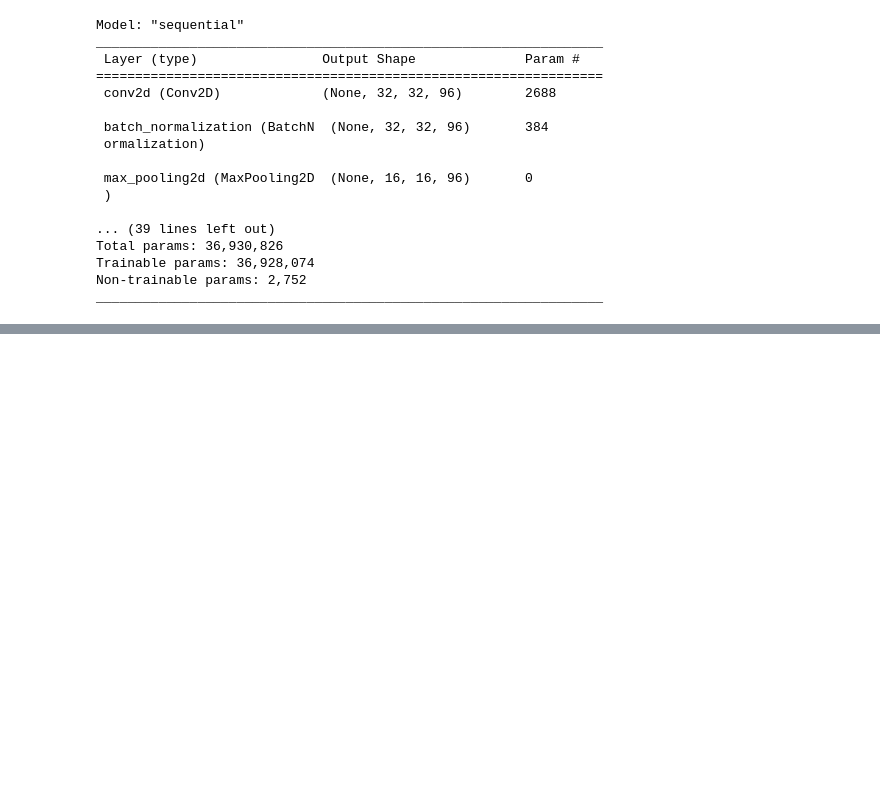
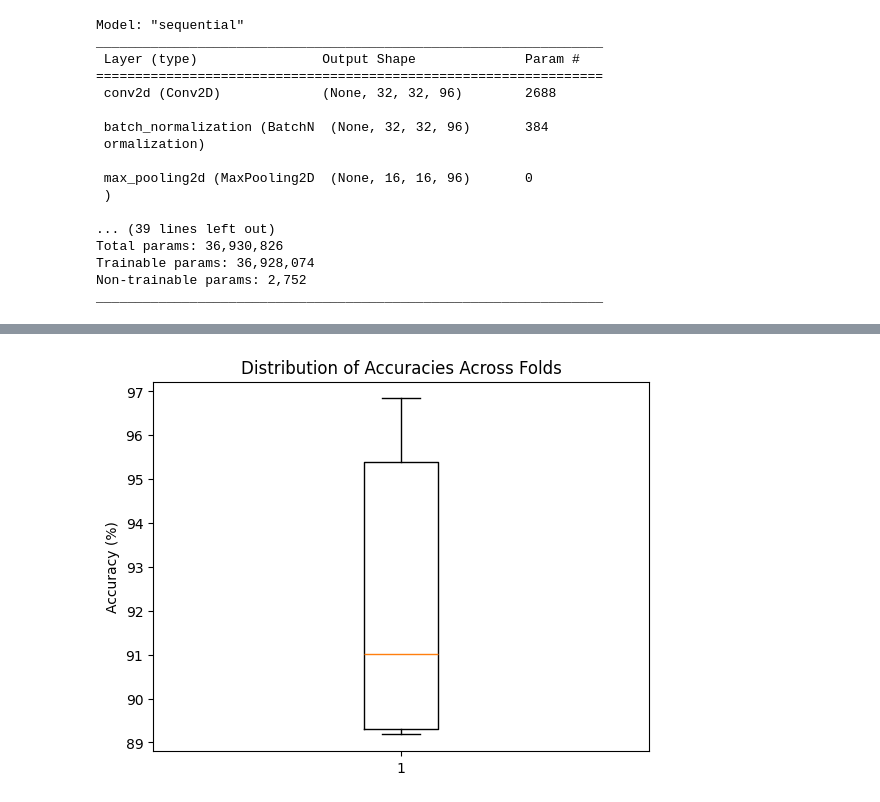
Before and after one commit to skeady22/CS4287_CNN_Project, a Jupyter notebook: graphics.ipynb, the cells around one changed output, grey strips where cells are left out. Saved outputs shown, nothing was run; the diff lists cells and outputs as text; code cells hidden in the pictures; blank space fills up the shorter version.

```diff
--- a/graphics.ipynb
+++ b/graphics.ipynb
@@ -265,0 +348,7 @@ plt.show()
+# %%
+plt.boxplot(cvscores)
+plt.title('Distribution of Accuracies Across Folds')
+plt.ylabel('Accuracy (%)')
+plt.show()
+# %% [output]
+[figure, added]
```
Also changed, not shown: parts of 13 cells of this notebook.
